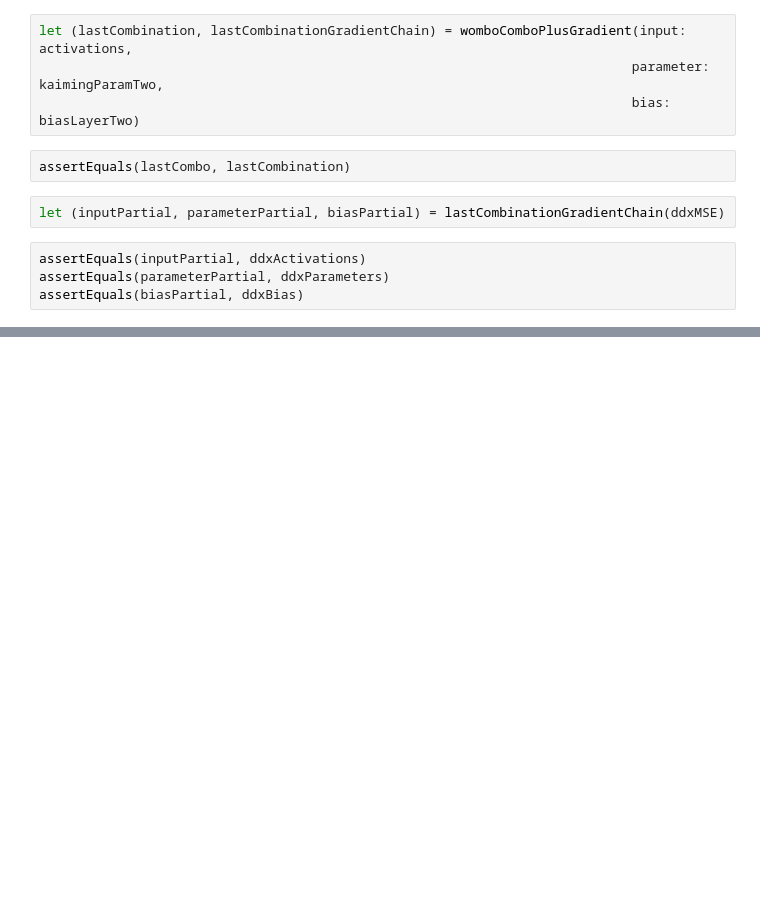
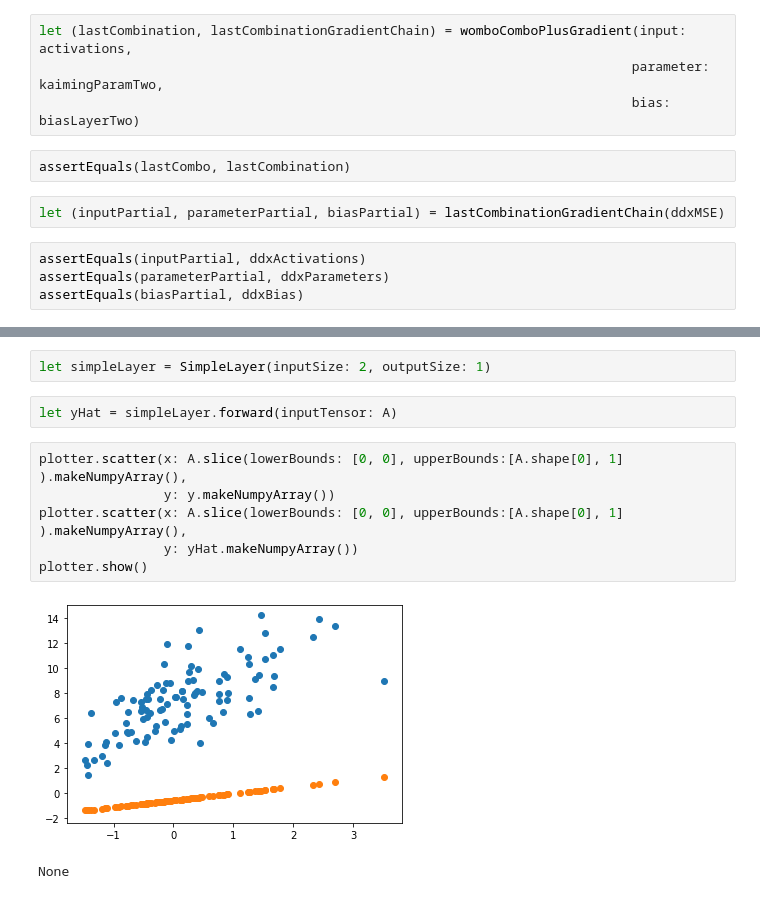
Before and after one commit to Unthrottled/fast-ai-swift, a Jupyter notebook: convolutional_neural_network.ipynb, the cells around one changed output, grey strips where cells are left out. Saved outputs shown, nothing was run; the diff lists cells and outputs as text; blank space fills up the shorter version.

Commit message:
Working on getting a simple regression model working

```diff
--- a/convolutional_neural_network.ipynb
+++ b/convolutional_neural_network.ipynb
@@ -754,0 +860,13 @@ ddx first activations [10000, 50]
+# %%
+let simpleLayer = SimpleLayer(inputSize: 2, outputSize: 1)
+# %%
+let yHat = simpleLayer.forward(inputTensor: A)
+# %%
+plotter.scatter(x: A.slice(lowerBounds: [0, 0], upperBounds:[A.shape[0], 1] ).makeNumpyArray(),
+                y: y.makeNumpyArray())
+plotter.scatter(x: A.slice(lowerBounds: [0, 0], upperBounds:[A.shape[0], 1] ).makeNumpyArray(),
+                y: yHat.makeNumpyArray())
+plotter.show()
+# %% [output]
+[figure, added]
+None
```
Also changed, not shown: parts of 36 cells of this notebook.
